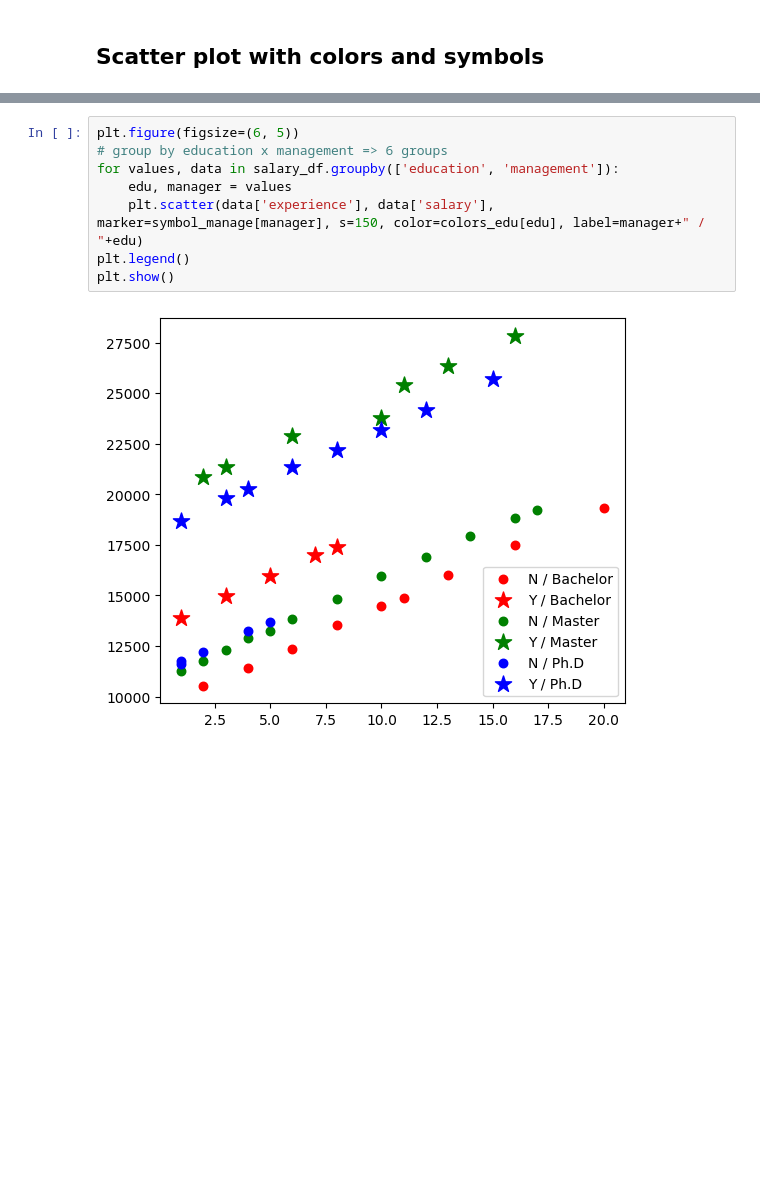
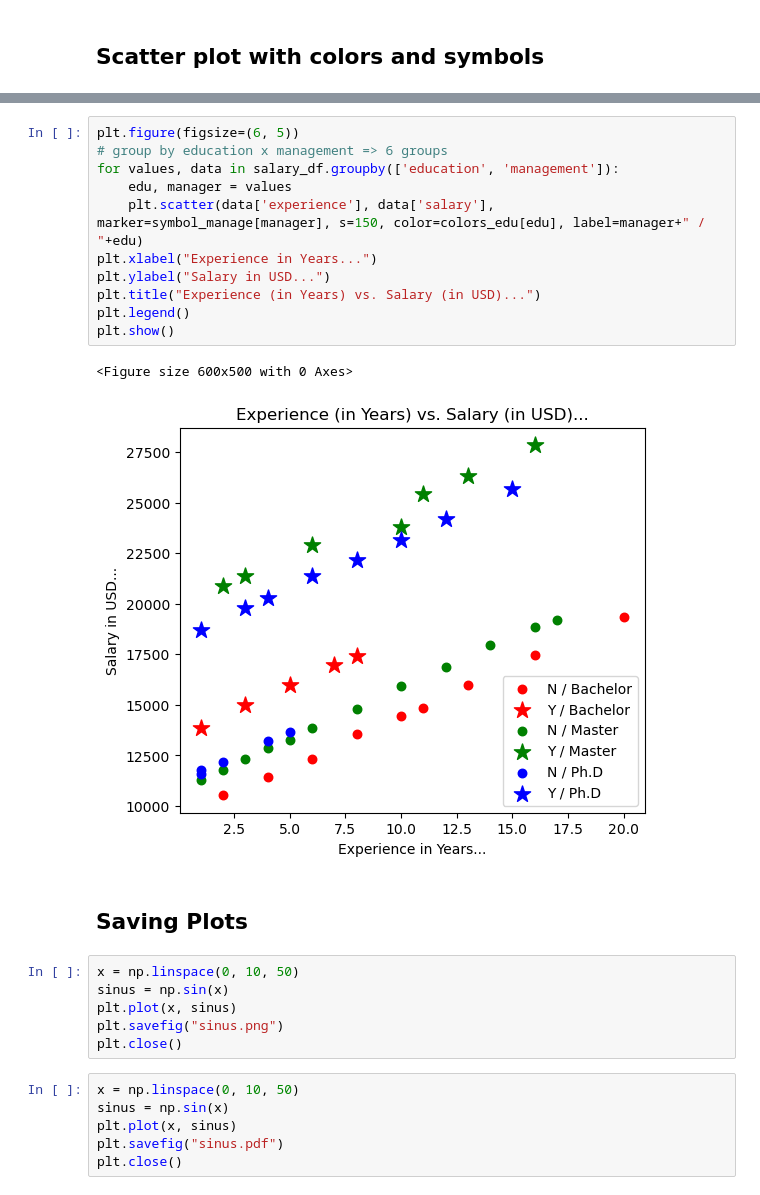
Before and after one commit to toarnabtrainer/SVGI-Data-Science-Course-Batch-1, a Jupyter notebook: Data Visualization.ipynb, the cells around one changed output, grey strips where cells are left out. Saved outputs shown, nothing was run; the diff lists cells and outputs as text; blank space fills up the shorter version.

```diff
--- a/Data Visualization.ipynb
+++ b/Data Visualization.ipynb
@@ -154,10 +224,28 @@ for values, data in salary_df.groupby(['education', 'management']):
 # %%
 plt.figure(figsize=(6, 5))
 # group by education x management => 6 groups
 for values, data in salary_df.groupby(['education', 'management']):
     edu, manager = values
     plt.scatter(data['experience'], data['salary'], marker=symbol_manage[manager], s=150, color=colors_edu[edu], label=manager+" / "+edu)
+plt.xlabel("Experience in Years...")
+plt.ylabel("Salary in USD...")
+plt.title("Experience (in Years) vs. Salary (in USD)...")
 plt.legend()
 plt.show()
 # %% [output]
+<Figure size 600x500 with 0 Axes>
-[figure, old version]
+[figure, new version]
+# %% [markdown]
+## **Saving Plots**
+# %%
+x = np.linspace(0, 10, 50)
+sinus = np.sin(x)
+plt.plot(x, sinus)
+plt.savefig("sinus.png")
+plt.close()
+# %%
+x = np.linspace(0, 10, 50)
+sinus = np.sin(x)
+plt.plot(x, sinus)
+plt.savefig("sinus.pdf")
+plt.close()
```
Also changed, not shown: parts of 3 cells of this notebook.
